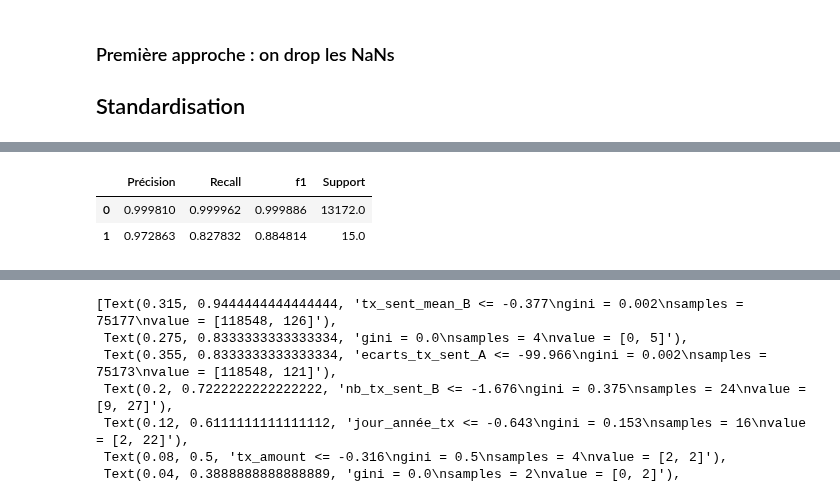
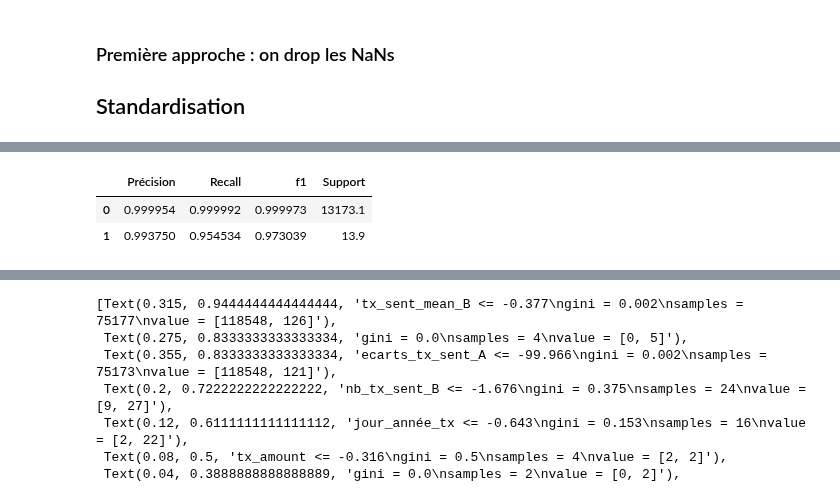
Before and after one commit to CorentinPernot/Statapp, a Jupyter notebook: Notebook/Base_clients_enrichissements.ipynb, the cells around one changed output, grey strips where cells are left out. Cells and saved outputs as stored; diff of their text form; code cells hidden in the pictures.

Commit message:
Scaler Corentin

```diff
--- a/Notebook/Base_clients_enrichissements.ipynb
+++ b/Notebook/Base_clients_enrichissements.ipynb
@@ -531,12 +541,16 @@ X_train, X_test, y_train, y_test = train_test_split(X,y, test_size=0.1 )
 
 X_t=X_train.copy() #on utilisera cela plus tard pour l'importance des coefficients (X_t ne sera pas standardisé contrairement à X_train)
 # %%
-scaler=RobustScaler()
+#scaler=RobustScaler()
+
+scaler = StandardScaler()
 
 X_train = scaler.fit_transform(X_train) #fit_transform is a easy way to do the following normally
 X_test= scaler.transform(X_test)
 # %%
-model = RandomForestClassifier(n_estimators=30, max_depth=10) #LogisticRegression()
+model = RandomForestClassifier(n_estimators=50, max_depth=30 )
+#model = LogisticRegression()
+
 model.fit(X_train, y_train)
 
 predictions= model.predict(X_test)
@@ -565,41 +591,41 @@ y_test.sum()
 # %%
-#Moyenne sur plusieurs itérations
+#Moyenne sur plusieurs itérations avec nb_itérations
 
 nb_itérations=10
 
 
 L=([0,0],[0,0],[0,0],[0,0])
 
 
 
 for i in tqdm(range(nb_itérations)):
     X=df_4.drop(['is_alert_pooled'],axis=1)
     y= df_4['is_alert_pooled']
 
     X_train, X_test, y_train, y_test = train_test_split(X,y, test_size=0.1 )
 
     X_t=X_train.copy() #on utilisera cela plus tard pour l'importance des coefficients (X_t ne sera pas standardisé contrairement à X_train)
 
-    scaler=RobustScaler()
+    scaler=StandardScaler()
 
     X_train = scaler.fit_transform(X_train) #fit_transform is a easy way to do the following normally
     X_test= scaler.transform(X_test)
 
-    model = RandomForestClassifier(n_estimators=30, max_depth=10) #LogisticRegression()
+    model = RandomForestClassifier(n_estimators=50, max_depth=30) #LogisticRegression()
     model.fit(X_train, y_train)
 
     predictions= model.predict(X_test)
 
     L=np.add(L,sklearn.metrics.precision_recall_fscore_support(y_test, predictions))
 
 L=L/nb_itérations
 L=L.T
 score= pd.DataFrame(L,columns = ['Précision','Recall','f1','Support'])
 score
 # %% [output]
 |  | Précision | Recall | f1 | Support |
-| 0 | 0.999810 | 0.999962 | 0.999886 | 13172.0 |
-| 1 | 0.972863 | 0.827832 | 0.884814 | 15.0 |
+| 0 | 0.999954 | 0.999992 | 0.999973 | 13173.1 |
+| 1 | 0.993750 | 0.954534 | 0.973039 | 13.9 |
 # %%
 #Reg logistique
 
```
Also changed, not shown: parts of 9 cells of this notebook.
